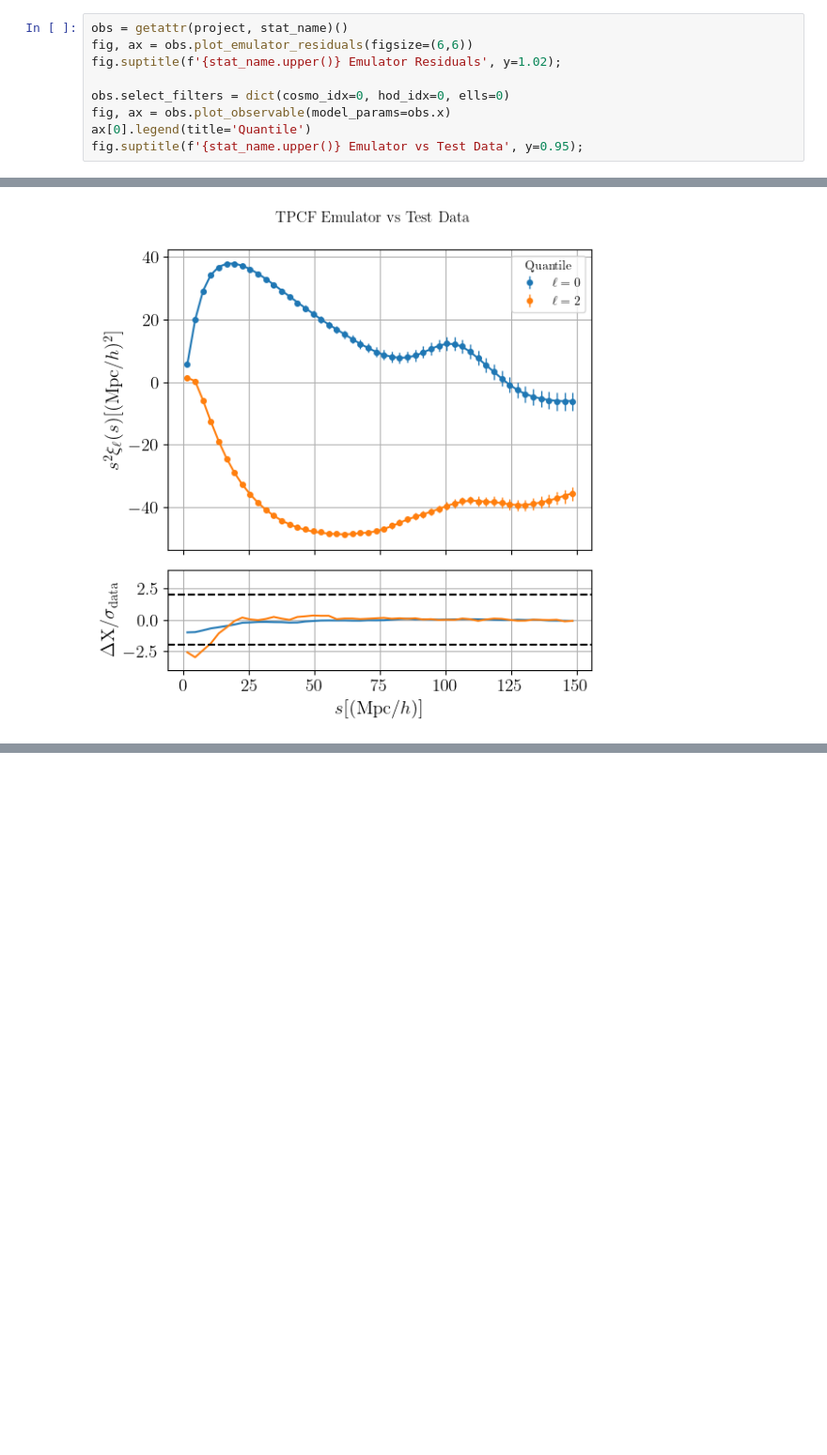
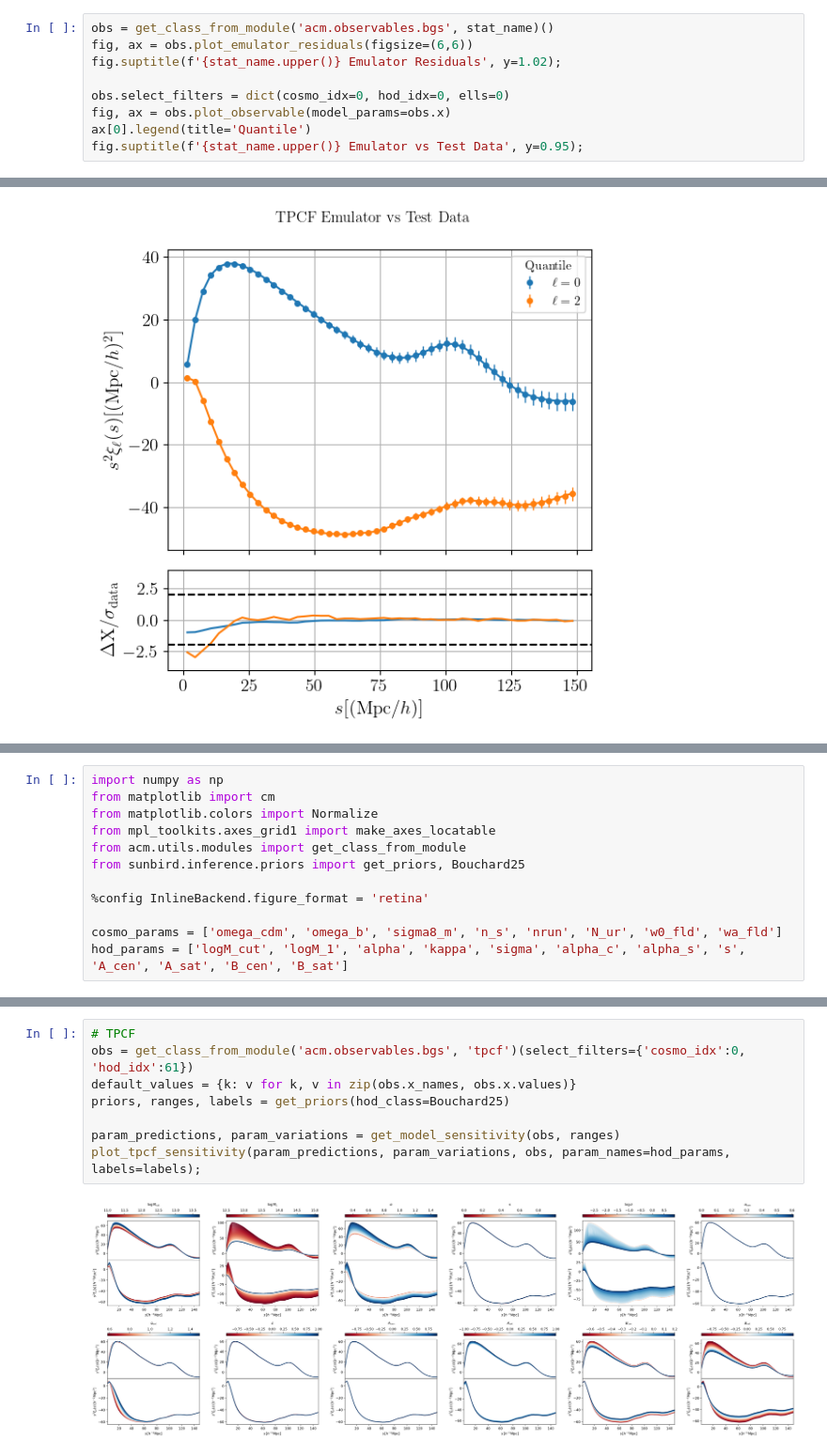
Before and after one commit to epaillas/acm, a Jupyter notebook: scripts/bgs/training/control_plots.ipynb, the cells around one changed output, grey strips where cells are left out. Shown at 94% size. Drawn from its saved outputs; the diff is of its cells as text; blank space fills up the shorter version.

Commit message:
Add model sensitivity plots to training control_plots

```diff
--- a/scripts/bgs/training/control_plots.ipynb
+++ b/scripts/bgs/training/control_plots.ipynb
@@ -43,7 +43,7 @@ optuna.visualization.plot_parallel_coordinate(study)
 # %% [markdown]
 ## Model errors
 # %%
-obs = getattr(project, stat_name)()
+obs = get_class_from_module('acm.observables.bgs', stat_name)()
 fig, ax = obs.plot_emulator_residuals(figsize=(6,6))
 fig.suptitle(f'{stat_name.upper()} Emulator Residuals', y=1.02);
 
@@ -56,0 +61,12 @@ fig.suptitle(f'{stat_name.upper()} Emulator vs Test Data', y=0.95);
+# %%
+import numpy as np
+from matplotlib import cm
+from matplotlib.colors import Normalize
+from mpl_toolkits.axes_grid1 import make_axes_locatable
+from acm.utils.modules import get_class_from_module
+from sunbird.inference.priors import get_priors, Bouchard25
+
+%config InlineBackend.figure_format = 'retina'
+
+cosmo_params = ['omega_cdm', 'omega_b', 'sigma8_m', 'n_s', 'nrun', 'N_ur', 'w0_fld', 'wa_fld']
+hod_params = ['logM_cut', 'logM_1', 'alpha', 'kappa', 'sigma', 'alpha_c', 'alpha_s', 's', 'A_cen', 'A_sat', 'B_cen', 'B_sat']
@@ -56,0 +277,10 @@ fig.suptitle(f'{stat_name.upper()} Emulator vs Test Data', y=0.95);
+# %%
+# TPCF
+obs = get_class_from_module('acm.observables.bgs', 'tpcf')(select_filters={'cosmo_idx':0, 'hod_idx':61})
+default_values = {k: v for k, v in zip(obs.x_names, obs.x.values)}
+priors, ranges, labels = get_priors(hod_class=Bouchard25)
+
+param_predictions, param_variations = get_model_sensitivity(obs, ranges)
+plot_tpcf_sensitivity(param_predictions, param_variations, obs, param_names=hod_params, labels=labels);
+# %% [output]
+[figure, added]
```
Also changed, not shown: parts of 4 cells of this notebook.
